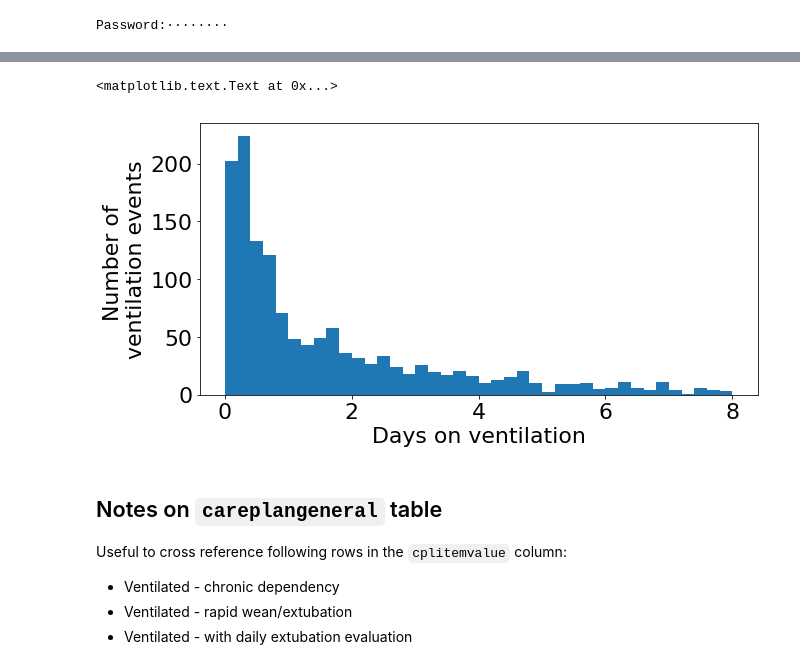
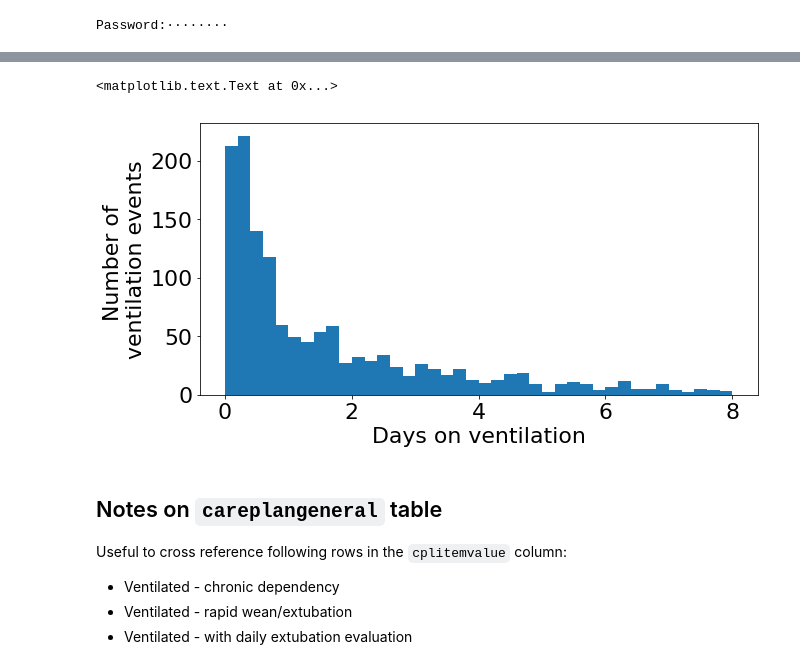
Before and after one commit to alistairewj/pao2-fio2-prediction, a Jupyter notebook: ventduration/ventilation-durations.ipynb, the cells around one changed output, grey strips where cells are left out. Cells and saved outputs as stored; diff of their text form; code cells hidden in the pictures.

```diff
--- a/ventduration/ventilation-durations.ipynb
+++ b/ventduration/ventilation-durations.ipynb
@@ -113,12 +159,12 @@ RangeIndex(start=0, stop=1455, step=1)
 # %%
 plt.figure(figsize=(10, 5))
 plt.rcParams.update({'font.size': 22})
-ax = plt.hist(data.duration_minutes.values/60/24, bins=40, range=(0, 8))
+ax = plt.hist(data.ventilation_hours.values/24, bins=40, range=(0, 8))
 plt.xlabel('Days on ventilation', fontsize=22)
 plt.ylabel('Number of \nventilation events', fontsize=22)
 # %% [output]
 <matplotlib.text.Text at 0x...>
-[figure, old version]
+[figure, new version]
 # %% [markdown]
 ## Notes on `careplangeneral` table
 
```
Also changed, not shown: parts of 10 cells of this notebook, 1 other file.
